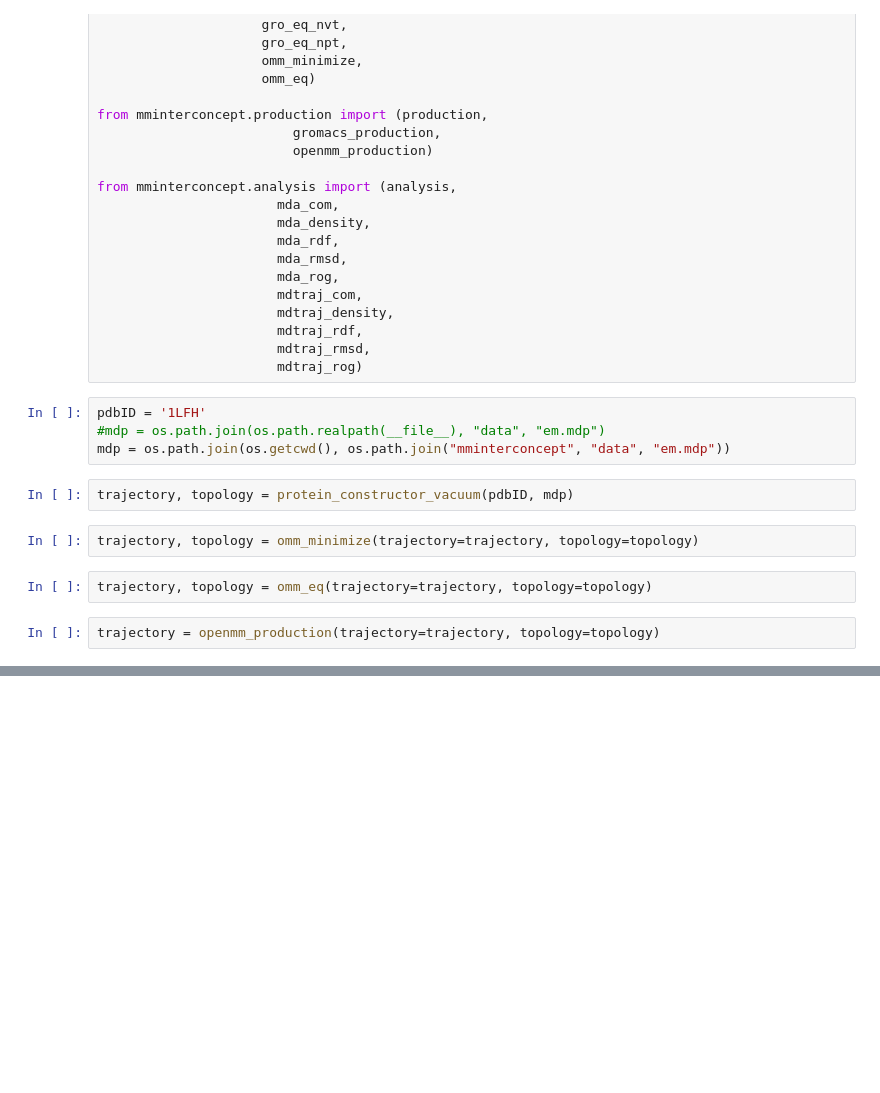
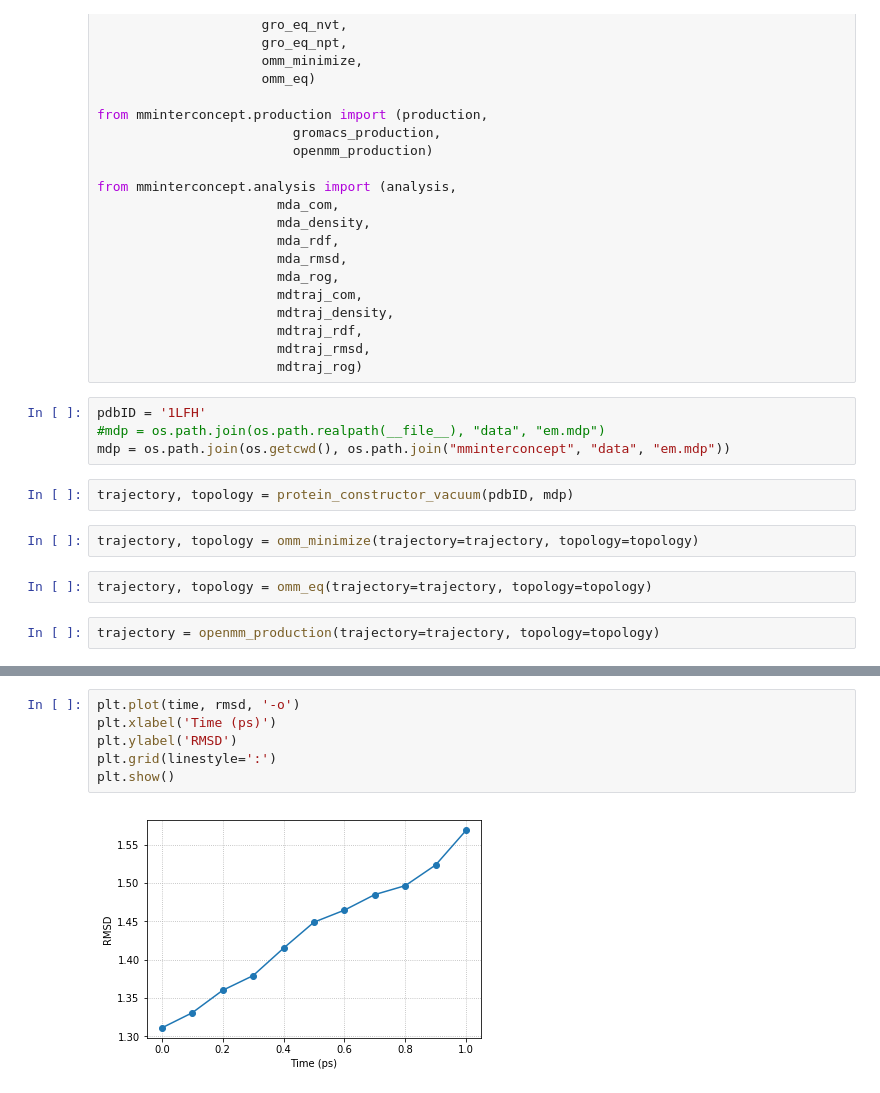
Before and after one commit to Lnaden/mminterconcept, a Jupyter notebook: mminterconcept_jupyter.ipynb, the cells around one changed output, grey strips where cells are left out. Drawn from its saved outputs; the diff is of its cells as text; blank space fills up the shorter version.

```diff
--- a/mminterconcept_jupyter.ipynb
+++ b/mminterconcept_jupyter.ipynb
@@ -64,0 +64,8 @@ plt.show()
+# %%
+plt.plot(time, rmsd, '-o')
+plt.xlabel('Time (ps)')
+plt.ylabel('RMSD')
+plt.grid(linestyle=':')
+plt.show()
+# %% [output]
+[figure, added]
```
Also changed, not shown: parts of 3 cells of this notebook.
